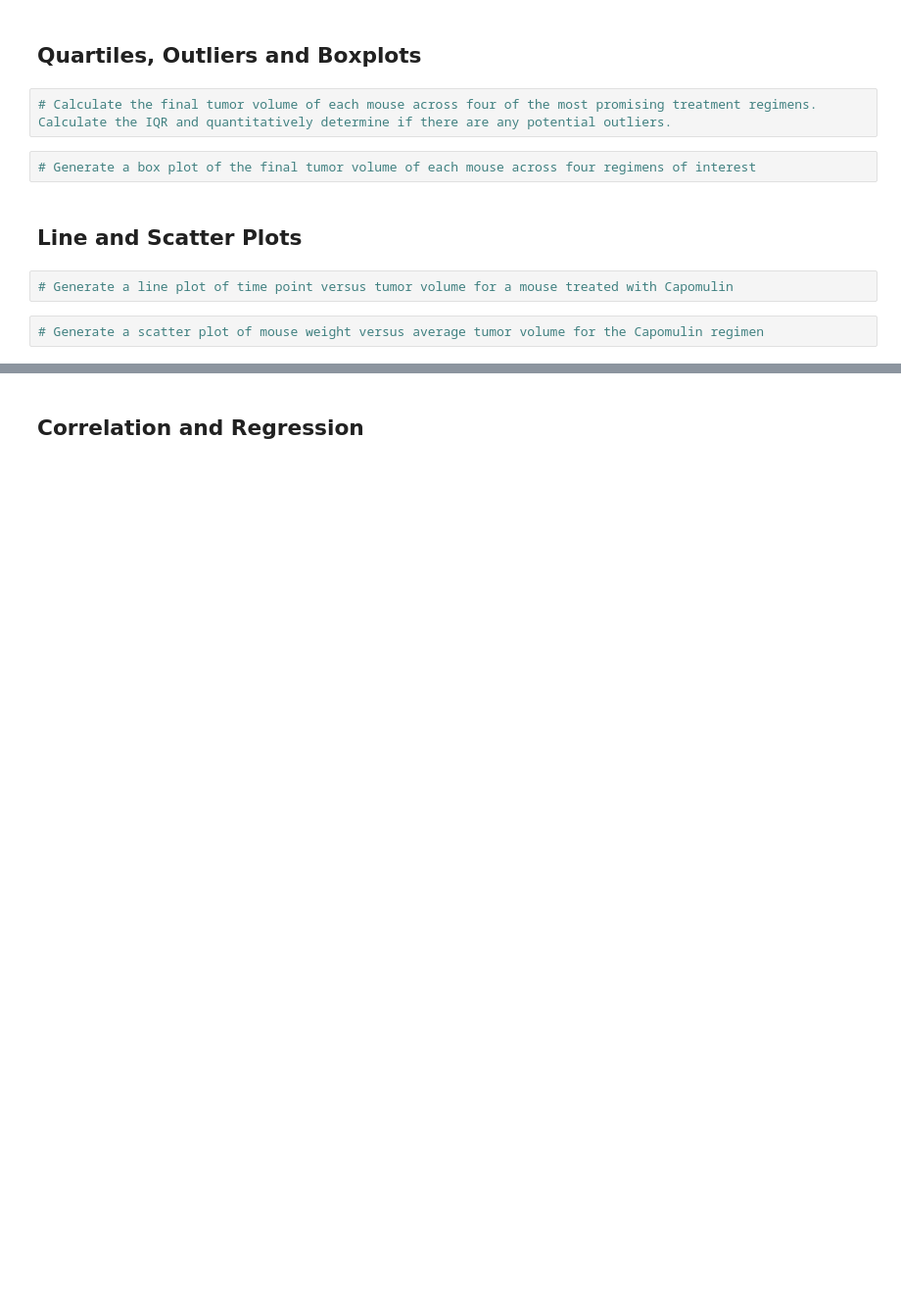
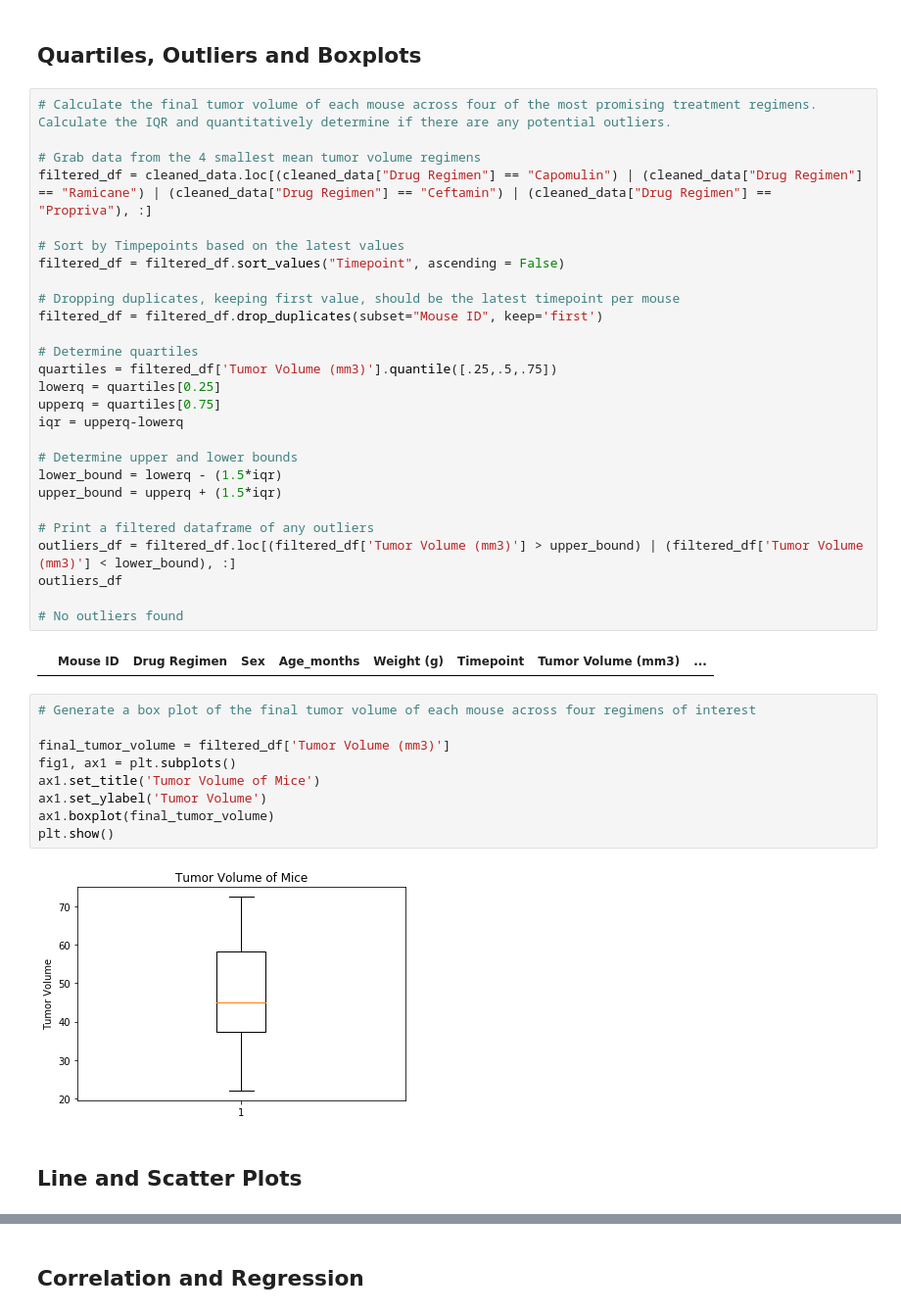
Before and after one commit to iunupe/matplotlib-challenge, a Jupyter notebook: Pymaceuticals/pymaceuticals_starter.ipynb, the cells around one changed output, grey strips where cells are left out. Shown: that part at 98% size. Saved outputs shown, nothing was run; the diff lists cells and outputs as text; blank space fills up the shorter version.

```diff
--- a/Pymaceuticals/pymaceuticals_starter.ipynb
+++ b/Pymaceuticals/pymaceuticals_starter.ipynb
@@ -463,12 +461,44 @@ NameError: name 'colors' is not defined
 # %% [markdown]
 ## Quartiles, Outliers and Boxplots
-# %%
-# Calculate the final tumor volume of each mouse across four of the most promising treatment regimens. Calculate the IQR and quantitatively determine if there are any potential outliers.
+# %%
+# Calculate the final tumor volume of each mouse across four of the most promising treatment regimens. Calculate the IQR and quantitatively determine if there are any potential outliers.
+
+# Grab data from the 4 smallest mean tumor volume regimens
+filtered_df = cleaned_data.loc[(cleaned_data["Drug Regimen"] == "Capomulin") | (cleaned_data["Drug Regimen"] == "Ramicane") | (cleaned_data["Drug Regimen"] == "Ceftamin") | (cleaned_data["Drug Regimen"] == "Propriva"), :]
+
+# Sort by Timpepoints based on the latest values
+filtered_df = filtered_df.sort_values("Timepoint", ascending = False)
+
+# Dropping duplicates, keeping first value, should be the latest timepoint per mouse
+filtered_df = filtered_df.drop_duplicates(subset="Mouse ID", keep='first')
+
+# Determine quartiles
+quartiles = filtered_df['Tumor Volume (mm3)'].quantile([.25,.5,.75])
+lowerq = quartiles[0.25]
+upperq = quartiles[0.75]
+iqr = upperq-lowerq
+
+# Determine upper and lower bounds
+lower_bound = lowerq - (1.5*iqr)
+upper_bound = upperq + (1.5*iqr)
+
+# Print a filtered dataframe of any outliers
+outliers_df = filtered_df.loc[(filtered_df['Tumor Volume (mm3)'] > upper_bound) | (filtered_df['Tumor Volume (mm3)'] < lower_bound), :]
+outliers_df
+
+# No outliers found
+# %% [output]
+|  | Mouse ID | Drug Regimen | Sex | Age_months | Weight (g) | Timepoint | Tumor Volume (mm3) | ... |
 # %%
 # Generate a box plot of the final tumor volume of each mouse across four regimens of interest
+
+final_tumor_volume = filtered_df['Tumor Volume (mm3)']
+fig1, ax1 = plt.subplots()
+ax1.set_title('Tumor Volume of Mice')
+ax1.set_ylabel('Tumor Volume')
+ax1.boxplot(final_tumor_volume)
+plt.show()
+# %% [output]
+[figure, added]
 # %% [markdown]
 ## Line and Scatter Plots
-# %%
-# Generate a line plot of time point versus tumor volume for a mouse treated with Capomulin
-# %%
-# Generate a scatter plot of mouse weight versus average tumor volume for the Capomulin regimen
```
Also changed, not shown: parts of 12 cells of this notebook, 1 other file.
